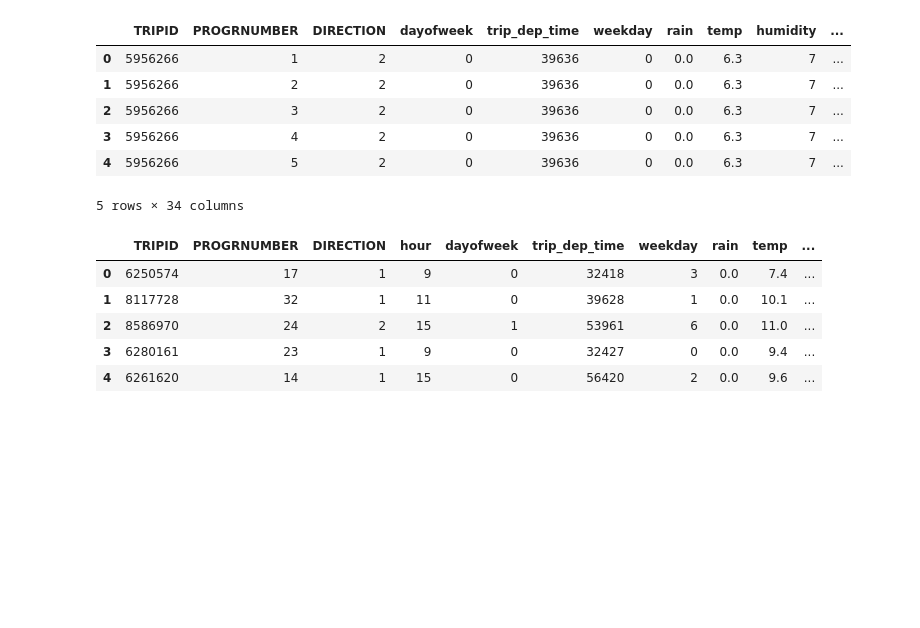
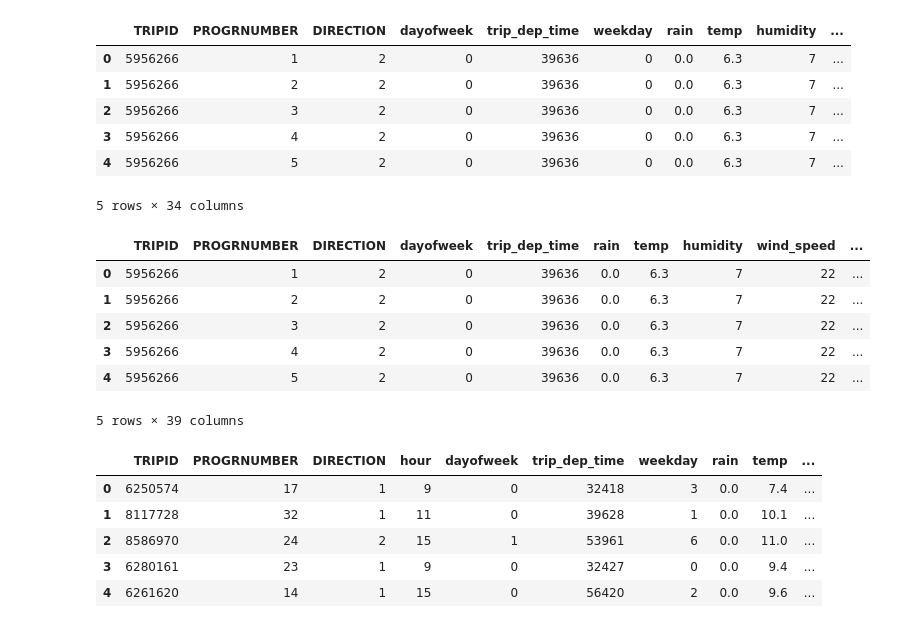
Before and after one commit to conorshort/dublin-bus-app, a Jupyter notebook: DataAnalytics/other_models.ipynb, the cells around one changed output. Saved outputs shown, nothing was run; the diff lists cells and outputs as text; code cells hidden in the pictures; blank space fills up the shorter version.

```diff
--- a/DataAnalytics/other_models.ipynb
+++ b/DataAnalytics/other_models.ipynb
@@ -167,6 +170,23 @@ X.head()
 | 3 | 5956266 | 4 | 2 | 0 | 39636 | 0 | 0.0 | 6.3 | 7 | ... |
 | 4 | 5956266 | 5 | 2 | 0 | 39636 | 0 | 0.0 | 6.3 | 7 | ... |
 5 rows × 34 columns
+# %%
+# Get dummies for weekday as well
+# drop_first = True removes multi-collinearity
+add_var = pd.get_dummies(X['weekday'], prefix='weekday', drop_first=True)
+# Add all the columns to the model data
+X = pd.concat([X, add_var], axis=1)
+# Drop the original column that was expanded
+X.drop(columns=['weekday'], inplace=True)
+X.head()
+# %% [output]
+|  | TRIPID | PROGRNUMBER | DIRECTION | dayofweek | trip_dep_time | rain | temp | humidity | wind_speed | ... |
+| 0 | 5956266 | 1 | 2 | 0 | 39636 | 0.0 | 6.3 | 7 | 22 | ... |
+| 1 | 5956266 | 2 | 2 | 0 | 39636 | 0.0 | 6.3 | 7 | 22 | ... |
+| 2 | 5956266 | 3 | 2 | 0 | 39636 | 0.0 | 6.3 | 7 | 22 | ... |
+| 3 | 5956266 | 4 | 2 | 0 | 39636 | 0.0 | 6.3 | 7 | 22 | ... |
+| 4 | 5956266 | 5 | 2 | 0 | 39636 | 0.0 | 6.3 | 7 | 22 | ... |
+5 rows × 39 columns
 # %%
 # need to reset the index to allow contatenation with predicted values otherwise not joining on same index...
 X_train.reset_index(drop=True, inplace=True)
```
Also changed, not shown: parts of 7 cells of this notebook.
